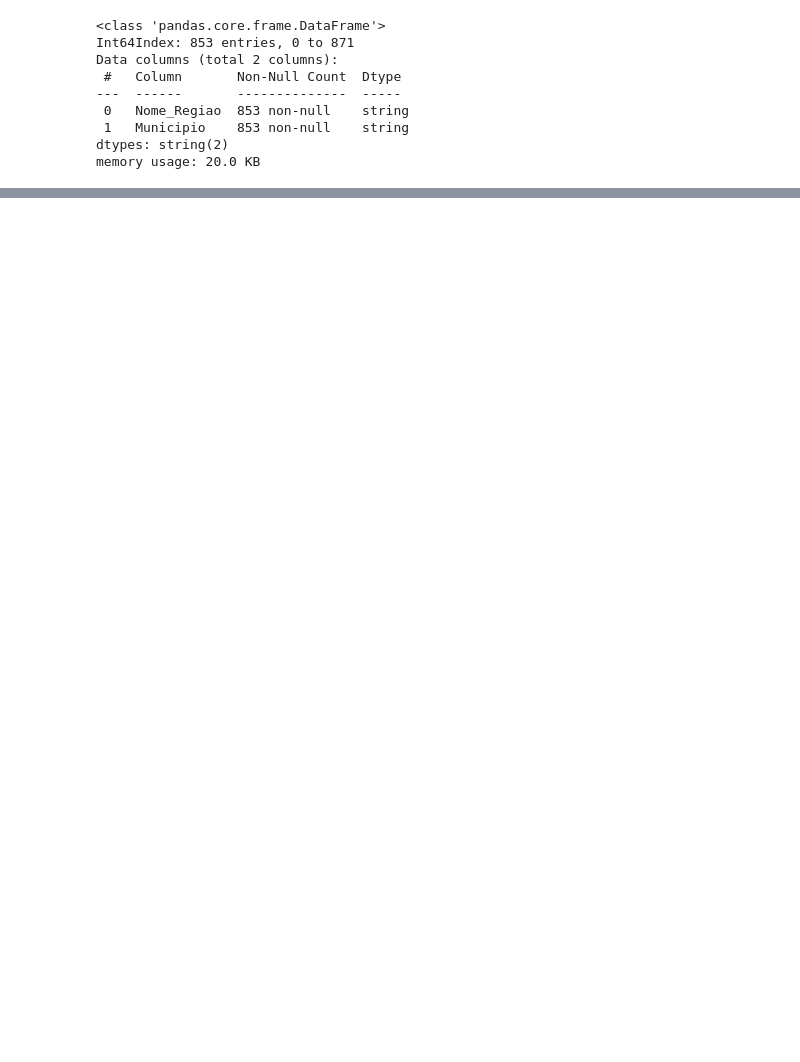
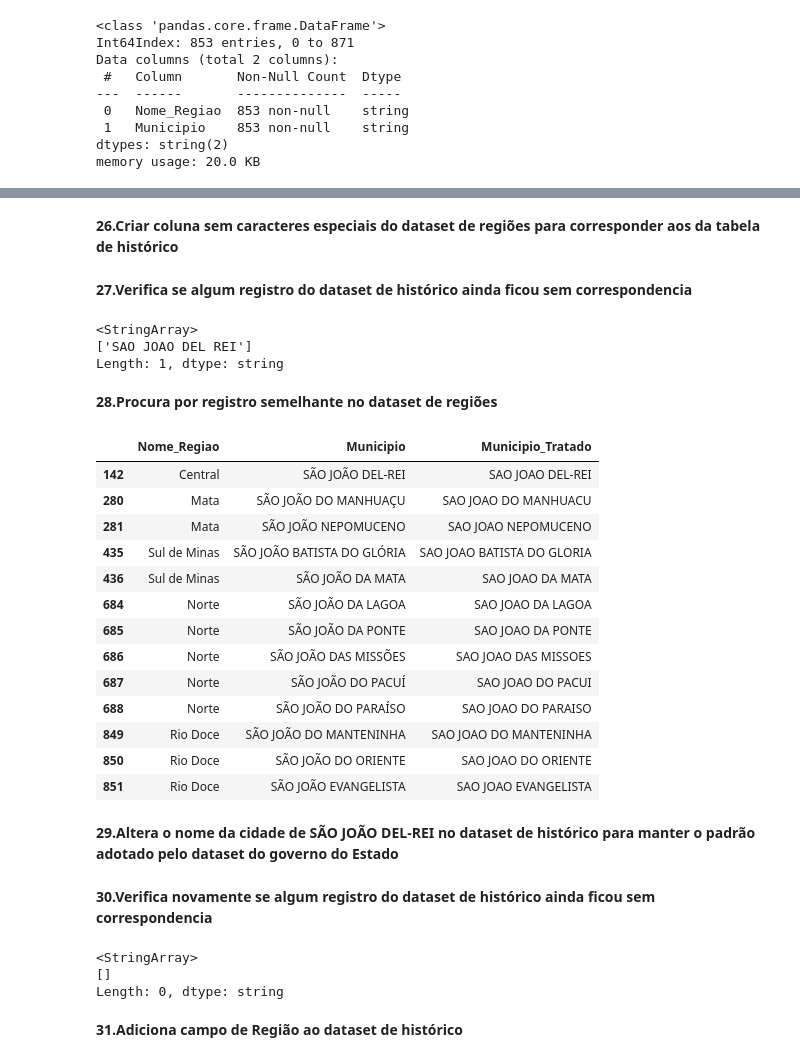
Before and after one commit to leoregisr/gas-price-history, a Jupyter notebook: ProcessamentoDados.ipynb, the cells around one changed output, grey strips where cells are left out. Saved outputs shown, nothing was run; the diff lists cells and outputs as text; code cells hidden in the pictures; blank space fills up the shorter version.

```diff
--- a/ProcessamentoDados.ipynb
+++ b/ProcessamentoDados.ipynb
@@ -368,0 +380,3 @@ df_regioes.to_csv(os.path.join(caminho_df_v1, 'regioes.zip'), index=False, compr
+# %%
+df_regioes['Municipio'] = df_regioes['Municipio'].str.upper()
+print(df_regioes['Municipio'].head())
@@ -368,0 +411,33 @@ df_regioes.to_csv(os.path.join(caminho_df_v1, 'regioes.zip'), index=False, compr
+# %% [markdown]
+**26.Criar coluna sem caracteres especiais do dataset de regiões para corresponder aos da tabela de histórico**
+# %%
+df_regioes['Municipio_Tratado'] = df_regioes['Municipio'].str.normalize('NFKD').str.encode('ascii', errors='ignore').str.decode('utf-8')
+# %% [markdown]
+**27.Verifica se algum registro do dataset de histórico ainda ficou sem correspondencia**
+# %%
+df[~df['Municipio'].isin(df_regioes['Municipio_Tratado'])]["Municipio"].unique()
+# %% [output]
+<StringArray>
+['SAO JOAO DEL REI']
+Length: 1, dtype: string
+# %% [markdown]
+**28.Procura por registro semelhante no dataset de regiões**
+# %%
+df_regioes[df_regioes['Municipio_Tratado'].str.contains("SAO JOAO")]
+# %% [output]
+|  | Nome_Regiao | Municipio | Municipio_Tratado |
+| 142 | Central | SÃO JOÃO DEL-REI | SAO JOAO DEL-REI |
+| 280 | Mata | SÃO JOÃO DO MANHUAÇU | SAO JOAO DO MANHUACU |
+| 281 | Mata | SÃO JOÃO NEPOMUCENO | SAO JOAO NEPOMUCENO |
+| 435 | Sul de Minas | SÃO JOÃO BATISTA DO GLÓRIA | SAO JOAO BATISTA DO GLORIA |
+| 436 | Sul de Minas | SÃO JOÃO DA MATA | SAO JOAO DA MATA |
+| 684 | Norte | SÃO JOÃO DA LAGOA | SAO JOAO DA LAGOA |
+| 685 | Norte | SÃO JOÃO DA PONTE | SAO JOAO DA PONTE |
+| 686 | Norte | SÃO JOÃO DAS MISSÕES | SAO JOAO DAS MISSOES |
+| 687 | Norte | SÃO JOÃO DO PACUÍ | SAO JOAO DO PACUI |
+| 688 | Norte | SÃO JOÃO DO PARAÍSO | SAO JOAO DO PARAISO |
+| 849 | Rio Doce | SÃO JOÃO DO MANTENINHA | SAO JOAO DO MANTENINHA |
+| 850 | Rio Doce | SÃO JOÃO DO ORIENTE | SAO JOAO DO ORIENTE |
+| 851 | Rio Doce | SÃO JOÃO EVANGELISTA | SAO JOAO EVANGELISTA |
+# %% [markdown]
+**29.Altera o nome da cidade de SÃO JOÃO DEL-REI no dataset de histórico para manter o padrão adotado pelo dataset do governo do Estado**
@@ -368,0 +446,10 @@ df_regioes.to_csv(os.path.join(caminho_df_v1, 'regioes.zip'), index=False, compr
+# %% [markdown]
+**30.Verifica novamente se algum registro do dataset de histórico ainda ficou sem correspondencia**
+# %%
+df[~df['Municipio'].isin(df_regioes['Municipio_Tratado'])]["Municipio"].unique()
+# %% [output]
+<StringArray>
+[]
+Length: 0, dtype: string
+# %% [markdown]
+**31.Adiciona campo de Região ao dataset de histórico**
```
Also changed, not shown: parts of 43 cells of this notebook, 5 other files.
